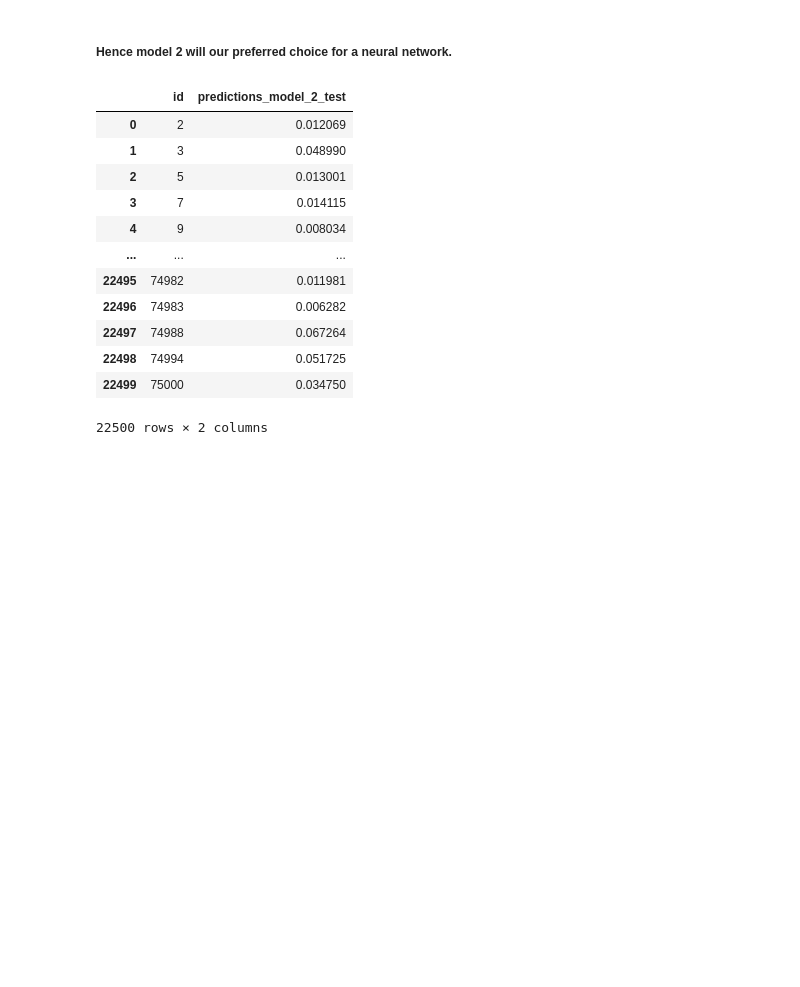
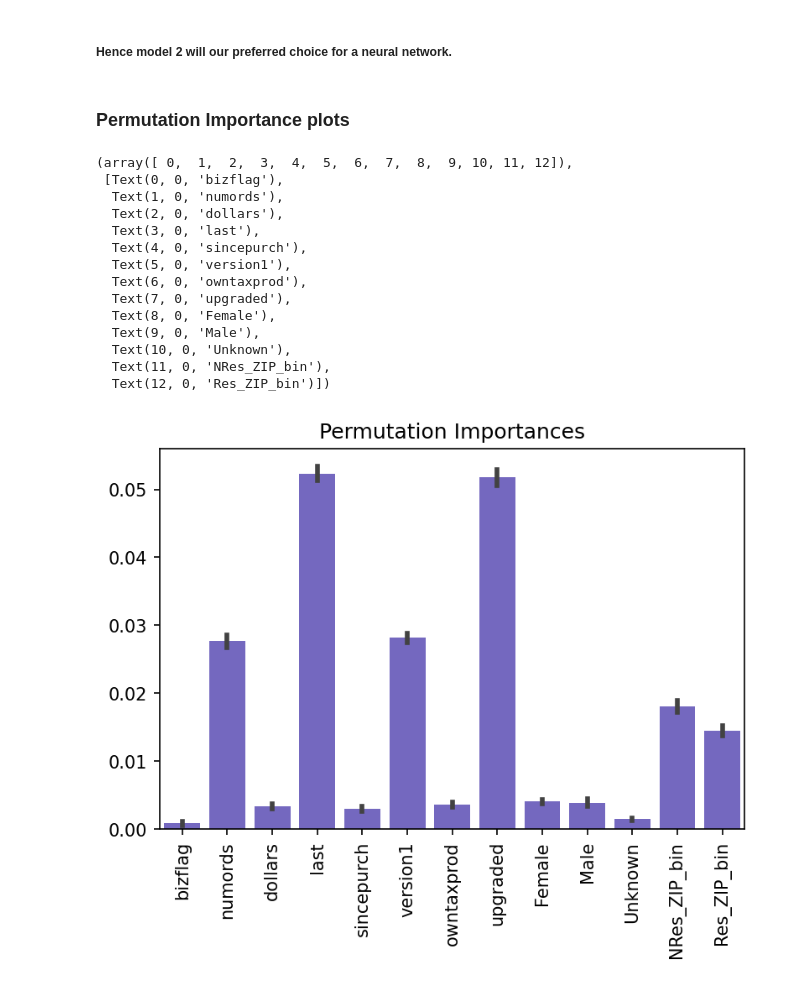
Before and after one commit to sauravjayan/Intuit-Quickbooks, a Jupyter notebook: sub-notebooks/Saurav.ipynb, the cells around one changed output. Saved outputs shown, nothing was run; the diff lists cells and outputs as text; code cells hidden in the pictures; blank space fills up the shorter version.

Commit message:
Permutation plots

```diff
--- a/sub-notebooks/Saurav.ipynb
+++ b/sub-notebooks/Saurav.ipynb
@@ -360,16 +360,33 @@ df_nn = df_nn.rename({'predictions_model_2_test':'nn_predictions'})
-# %%
-df_nn
-# %% [output]
-|  | id | predictions_model_2_test |
-| 0 | 2 | 0.012069 |
-| 1 | 3 | 0.048990 |
-| 2 | 5 | 0.013001 |
-| 3 | 7 | 0.014115 |
-| 4 | 9 | 0.008034 |
-| ... | ... | ... |
-| 22495 | 74982 | 0.011981 |
-| 22496 | 74983 | 0.006282 |
-| 22497 | 74988 | 0.067264 |
-| 22498 | 74994 | 0.051725 |
-| 22499 | 75000 | 0.034750 |
-22500 rows × 2 columns
+# %% [markdown]
+### Permutation Importance plots
+# %%
+from sklearn.inspection import permutation_importance
+
+def importance(clf, X, y):
+    imp = permutation_importance(
+        clf, X, y, scoring="roc_auc", n_repeats=10, random_state=1234
+    )
+    data = pd.DataFrame(imp.importances.T)
+    data.columns = X.columns
+    fig = sns.barplot(x="variable", y="value", color="slateblue", data=pd.melt(data))
+    fig.set(title="Permutation Importances", xlabel=None, ylabel=None)
+# %%
+clf = clf_2
+importance(clf, X_train, y_train)
+plt.xticks(rotation=90)
+# %% [output]
+(array([ 0,  1,  2,  3,  4,  5,  6,  7,  8,  9, 10, 11, 12]),
+ [Text(0, 0, 'bizflag'),
+  Text(1, 0, 'numords'),
+  Text(2, 0, 'dollars'),
+  Text(3, 0, 'last'),
+  Text(4, 0, 'sincepurch'),
+  Text(5, 0, 'version1'),
+  Text(6, 0, 'owntaxprod'),
+  Text(7, 0, 'upgraded'),
+  Text(8, 0, 'Female'),
+  Text(9, 0, 'Male'),
+  Text(10, 0, 'Unknown'),
+  Text(11, 0, 'NRes_ZIP_bin'),
+  Text(12, 0, 'Res_ZIP_bin')])
+[figure, added]
```
Also changed, not shown: parts of 7 cells of this notebook.
